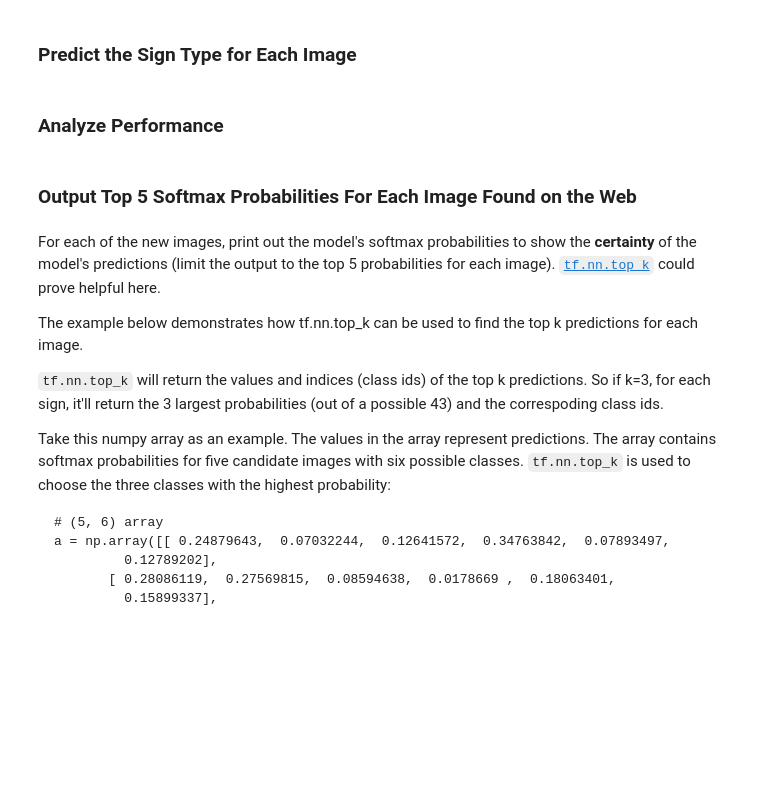
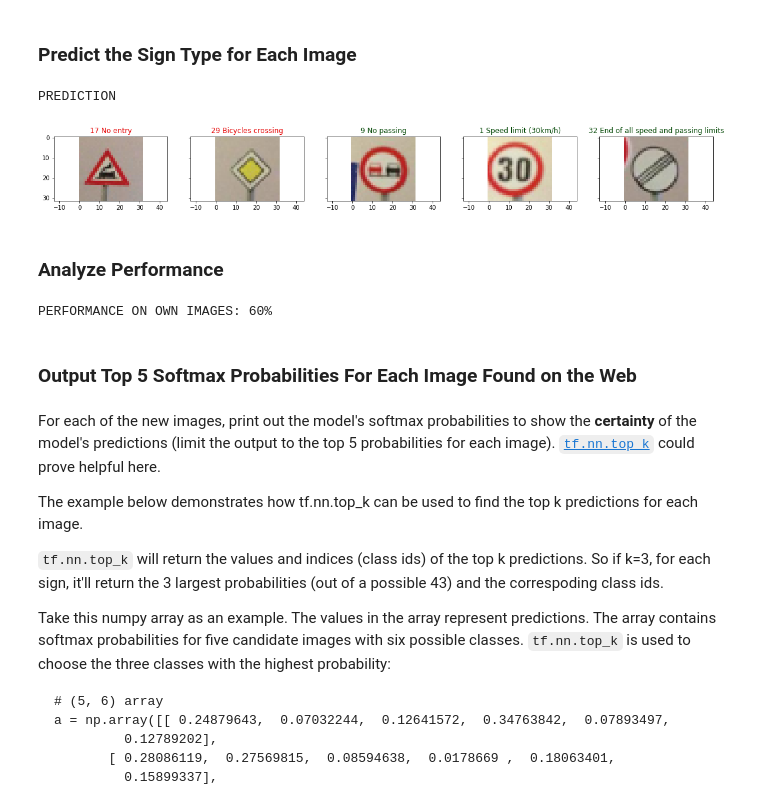
Before and after one commit to Kaiser1401/CarND-Traffic-Sign-Classifier-Project, a Jupyter notebook: Traffic_Sign_Classifier.ipynb, the cells around one changed output. Cells and saved outputs as stored; diff of their text form; code cells hidden in the pictures; blank space fills up the shorter version.

```diff
--- a/Traffic_Sign_Classifier.ipynb
+++ b/Traffic_Sign_Classifier.ipynb
@@ -293,6 +422,8 @@ def evaluate(X_data, y_data):
 # %% [markdown]
 ## Train the Model¶
 # %%
+
+
 with tf.Session() as sess:
     sess.run(tf.global_variables_initializer())
     num_examples = len(X_train)
@@ -304,8 +435,10 @@ with tf.Session() as sess:
         for offset in range(0, num_examples, BATCH_SIZE):
             end = offset + BATCH_SIZE
             batch_x, batch_y = X_train[offset:end], y_train[offset:end]
-            sess.run(training_operation, feed_dict={x: batch_x, y: batch_y})
 
+            batch_x = imagePreprocessing(batch_x) # preprocess images
+
+            sess.run(training_operation, feed_dict={x: batch_x, y: batch_y, keep1: 1.0-Drop1, keep2: 1.0-Drop2, keep3: 1.0-Drop3})
         validation_accuracy = evaluate(X_valid, y_valid)
         print("EPOCH {} ...".format(i+1))
         print("Validation Accuracy = {:.3f}".format(validation_accuracy))
@@ -333,0 +469,10 @@ Model saved
+# %%
+with tf.Session() as sess:
+    loaded = tf.train.import_meta_graph('./lenet.meta')
+    loaded.restore(sess, "./lenet")
+
+    acc_training = evaluate(X_train, y_train)
+    acc_validation = evaluate(X_valid, y_valid)
+    acc_test = evaluate(X_test, y_test)
+
+    print("Accuracies Train:{:.3f}, Validate:{:.3f}, TEST:{:.3f}".format(acc_training, acc_validation, acc_test))
@@ -353,8 +525,71 @@ You may find `signnames.csv` useful as it contains mappings from the class id (i
+# %%
+### Run the predictions here and use the model to output the prediction for each image.
+### Make sure to pre-process the images with the same pre-processing pipeline used earlier.
+### Feel free to use as many code cells as needed.
+
+softmax = tf.nn.softmax(logits)
+topk = tf.nn.top_k(softmax, k=5)
+
+my_processed = imagePreprocessing(my_images) #preprocessing
+
+
+predicted_labels = []
+
+with tf.Session() as sess:
+    loaded2 = tf.train.import_meta_graph('./lenet.meta')
+    loaded2.restore(sess, "./lenet")
+
+    #sm = sess.run(softmax, feed_dict={x: my_processed, keep1: 1.0, keep2: 1.0, keep3: 1.0})
+    k = sess.run(topk, feed_dict={x: my_processed, keep1: 1.0, keep2: 1.0, keep3: 1.0})
+    #print(sm)
+
+    #print(k.values[:,0])
+    predicted_labels=k.indices[:,0]
+    #print(k.indices[:,0:3])
+    #for ki in k.indices[:,0]:
+    #    print(names[str(ki)])
+
+
+
+    im_fig2, im_plots2 = plt.subplots(1,5, sharex='col', sharey='row', figsize=(4*5, 2*1))
+
+    n_images = 5
+
+    n=0
+    print('PREDICTION')
+    while n < n_images:
+        image = my_images[n].squeeze()
+        im_plots2[n].imshow(image)
+        li = predicted_labels[n]
+
+        if (li == my_labels[n]):  # did you know there is 'xkcd'-surveyed colors available? :D
+            clr='xkcd:darkgreen'
+        else:
+            clr='xkcd:red'
+
+        try:
+            im_plots2[n].set_title(str(li)+' '+names[str(li)],color=clr)
+        except:
+            im_plots2[n].set_title(str(li)+' NOT IN DATA')
+        n+=1
+# %% [output]
+PREDICTION
+[figure, added]
 # %% [markdown]
 ### Analyze Performance
 # %%
 ### Calculate the accuracy for these 5 new images.
 ### For example, if the model predicted 1 out of 5 signs correctly, it's 20% accurate on these new images.
+
+count_total = len(my_labels)
+count_correct = 0
+for i in range(count_total):
+    if my_labels[i]==predicted_labels[i]:
+        count_correct += 1
+
+print("PERFORMANCE ON OWN IMAGES: {:.0f}%".format(count_correct*100/count_total))
+# %% [output]
+PERFORMANCE ON OWN IMAGES: 60%
 # %% [markdown]
 ### Output Top 5 Softmax Probabilities For Each Image Found on the Web
 # %% [markdown]
```
Also changed, not shown: parts of 17 cells of this notebook, 11 other files.
